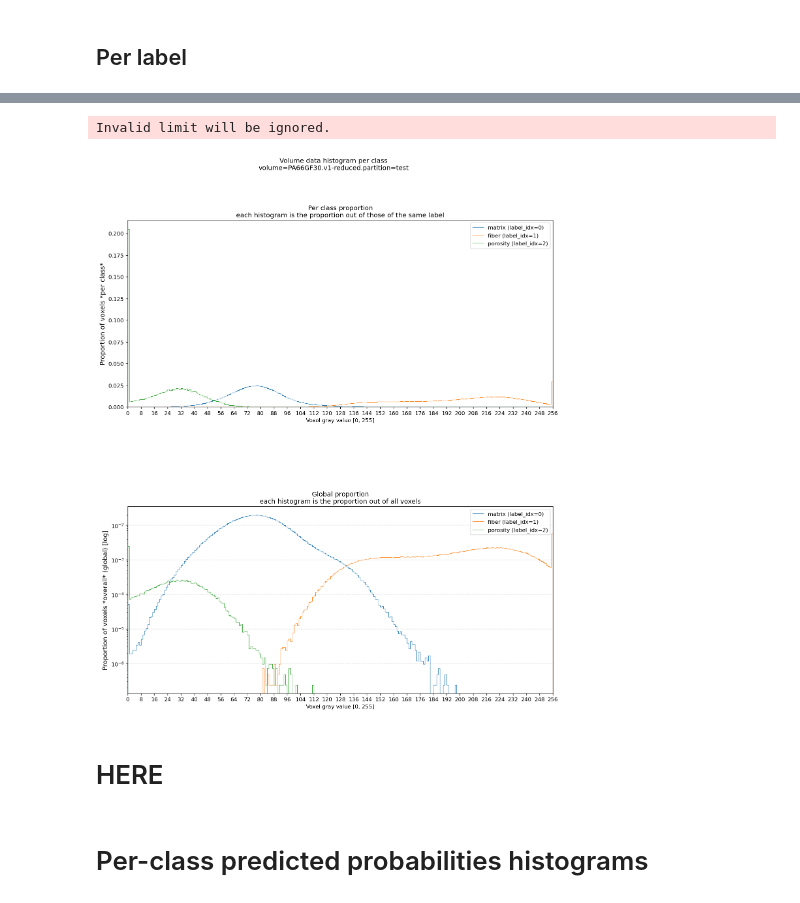
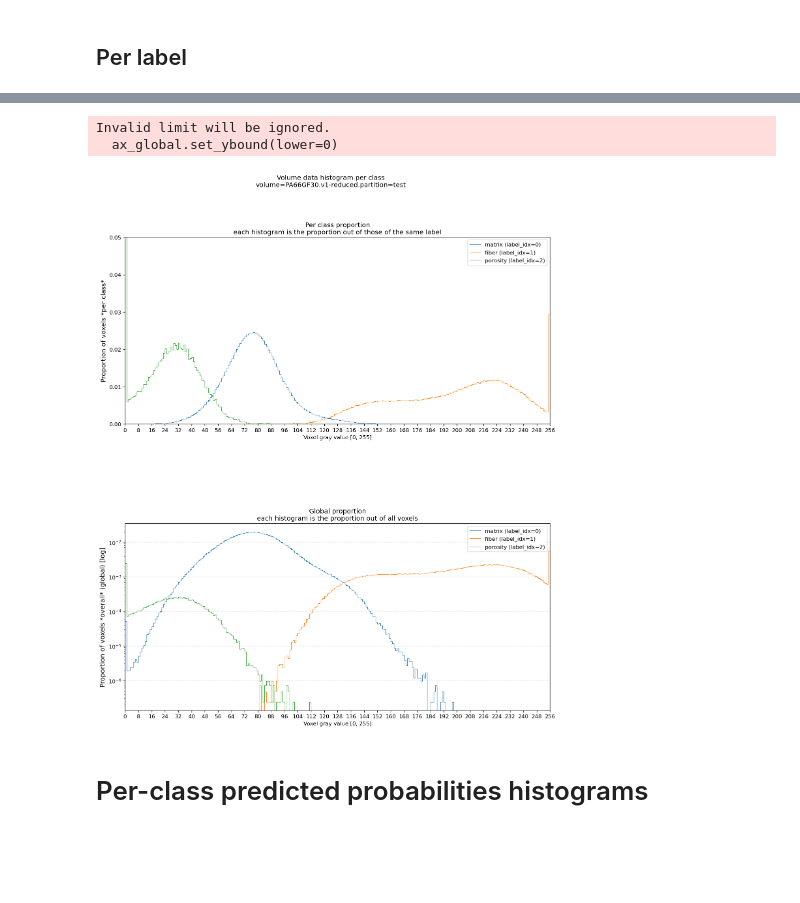
Before and after one commit to jpcbertoldo/tomo2seg, a Jupyter notebook: nbs/analyze-01.ipynb, the cells around one changed output, grey strips where cells are left out. Drawn from its saved outputs; the diff is of its cells as text; code cells hidden in the pictures; blank space fills up the shorter version.

```diff
--- a/nbs/analyze-01.ipynb
+++ b/nbs/analyze-01.ipynb
@@ -401,6 +401,7 @@ display = viz.VoxelValueHistogramPerClassDisplay(
     labels_idx=labels_idx,
     labels_names=labels_names,
 ).plot(axs)
+axs[0].set_ylim(top=.05)
 
 logger.info(f"Saving figure {(figname := display.title + '.png')=}")
 display.fig_.savefig(
@@ -413,8 +414,7 @@ INFO::tomo2seg::{<ipython-input-63-1cd08fa0d945>:<module>:017}::[2020-11-23::00:
 Saving figure (figname := display.title + '.png')='PA66GF30.v1-reduced.partition=test.data-histogram-per-label.png'
 Invalid limit will be ignored.
+  ax_global.set_ybound(lower=0)
-[figure, old version]
+[figure, new version]
-# %% [markdown]
-# HERE
 # %% [markdown]
 # Per-class predicted probabilities histograms
 # %%
```
Also changed, not shown: parts of 21 cells of this notebook, 2 other files.
